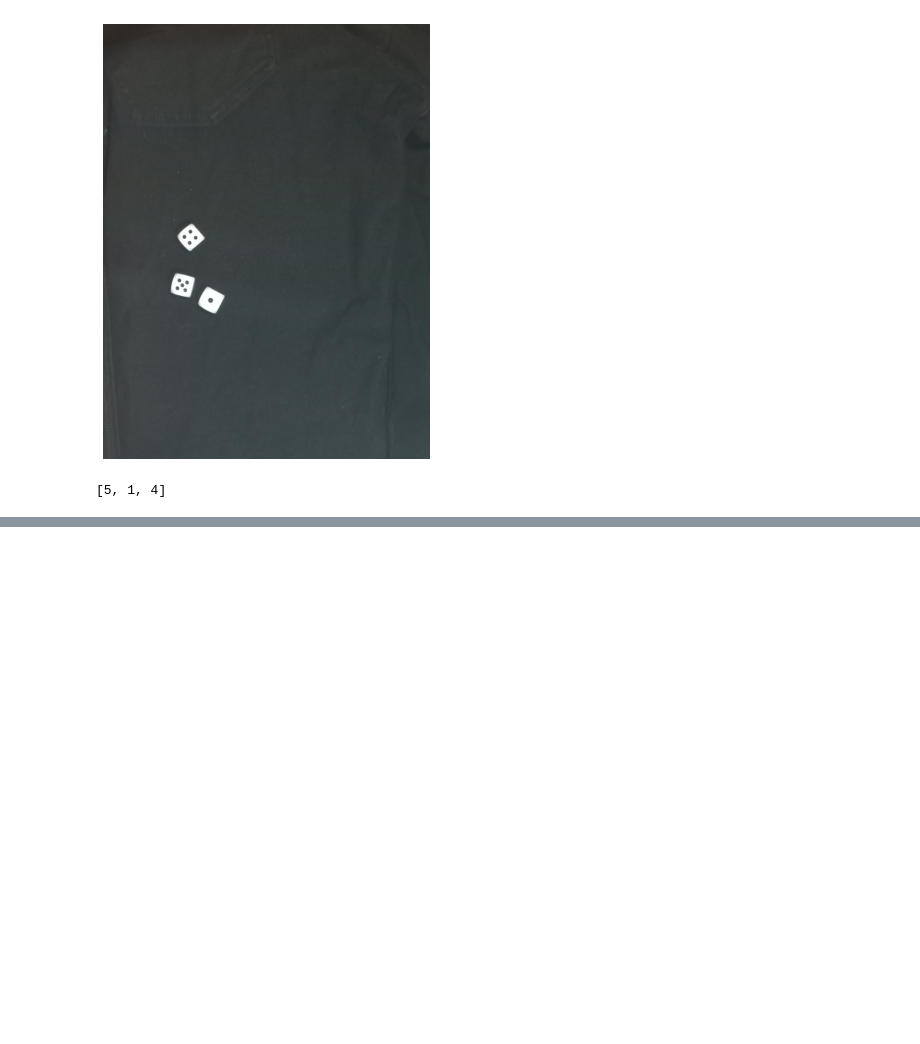
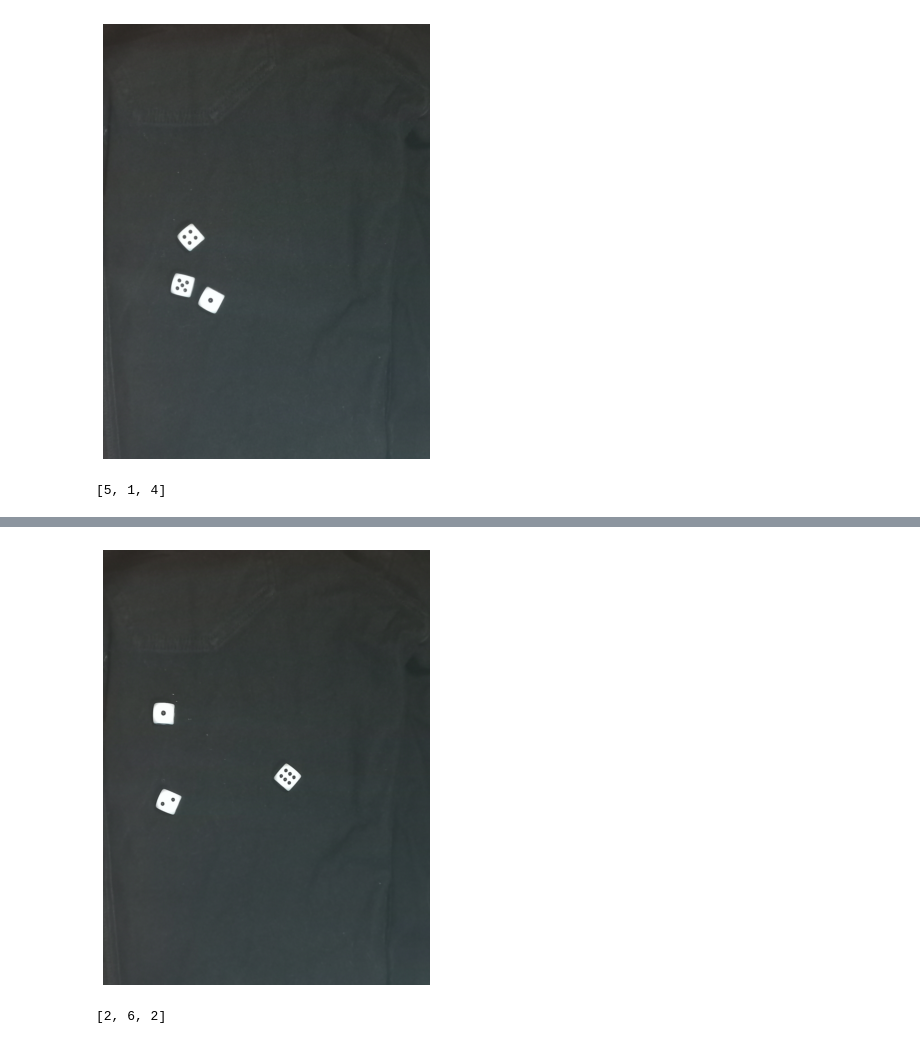
Before and after one commit to ChristopherMoralesA/Tarea-3-Vision, a Jupyter notebook: Tarea_3.ipynb, the cells around one changed output, grey strips where cells are left out. Cells and saved outputs as stored; diff of their text form; code cells hidden in the pictures; blank space fills up the shorter version.

```diff
--- a/Tarea_3.ipynb
+++ b/Tarea_3.ipynb
@@ -540,0 +582,37 @@ segmentacion_por_dado(centroides,puntos_unicos)
+# %%
+def uniq_circles(circulos):
+    min_diff = 2
+    uniq = []
+    uniq.append(circulos[0])
+    for i in circulos:
+        uniq_circ = True
+        for k in uniq:
+            diff_x = abs(i[0]-k[0])
+            diff_y = abs(i[1]-k[1])
+            #Si no es unico
+            if diff_x <= min_diff and diff_y <= min_diff:
+                uniq_circ = False
+        if uniq_circ:
+            uniq.append(i)
+    return uniq
+# %%
+file_path = os.path.join(path , 'IMG_37.jpg')
+img_org = io.imread(file_path)
+img_edit = edit_image(img_org)
+COLORES, img_quant=img_to_2_colors(img_edit)
+plt.figure(figsize = (6,8))
+plt.imshow(img_edit)
+plt.axis('off')
+plt.show()
+image_gray = rgb2gray(img_quant)*255**3/2
+edgesHT = canny(image_gray, 2, 1, 25)
+linesHT1 = probabilistic_hough_line(edgesHT, threshold=10, line_length=30, line_gap=3)
+linesHT2 = delete_long(linesHT1)
+puntosHT = lineas2puntos(linesHT2)
+centroides = centroides_dados(puntosHT)
+c_puntos_dados = image_circles(edgesHT)
+puntos_unicos = uniq_circles(c_puntos_dados)
+segmentacion_por_dado(centroides,puntos_unicos)
+# %% [output]
+[figure, added]
+[2, 6, 2]
```
Also changed, not shown: parts of 15 cells of this notebook, 1 other file.
